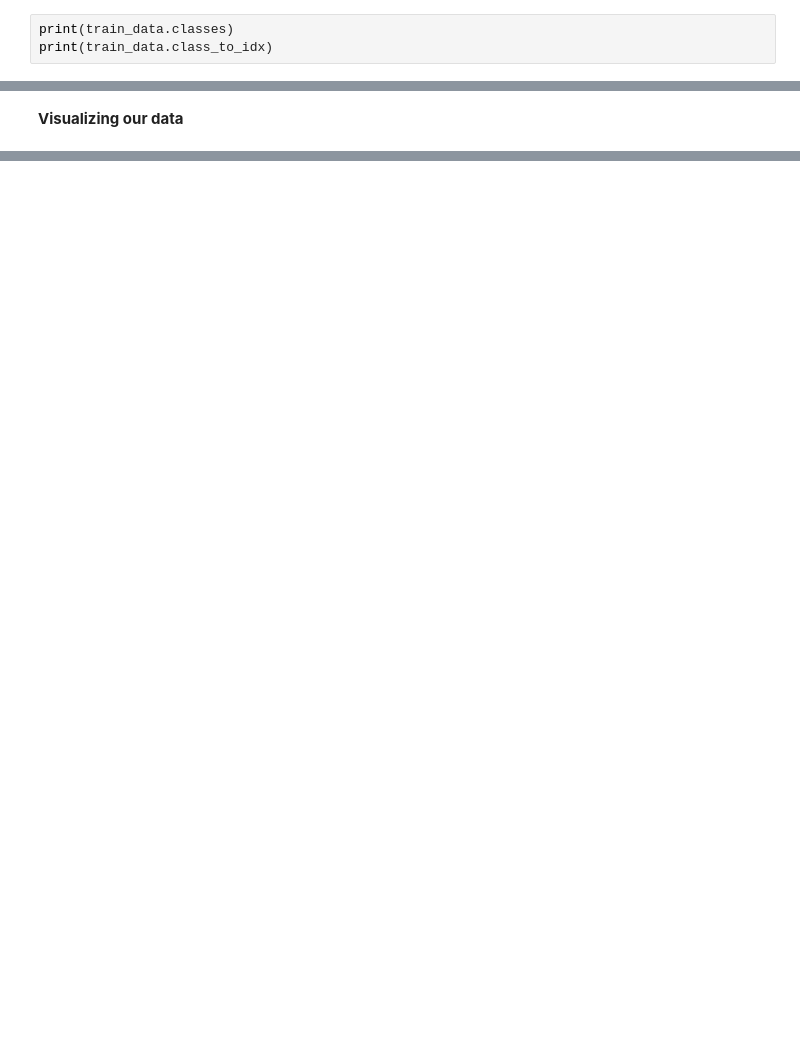
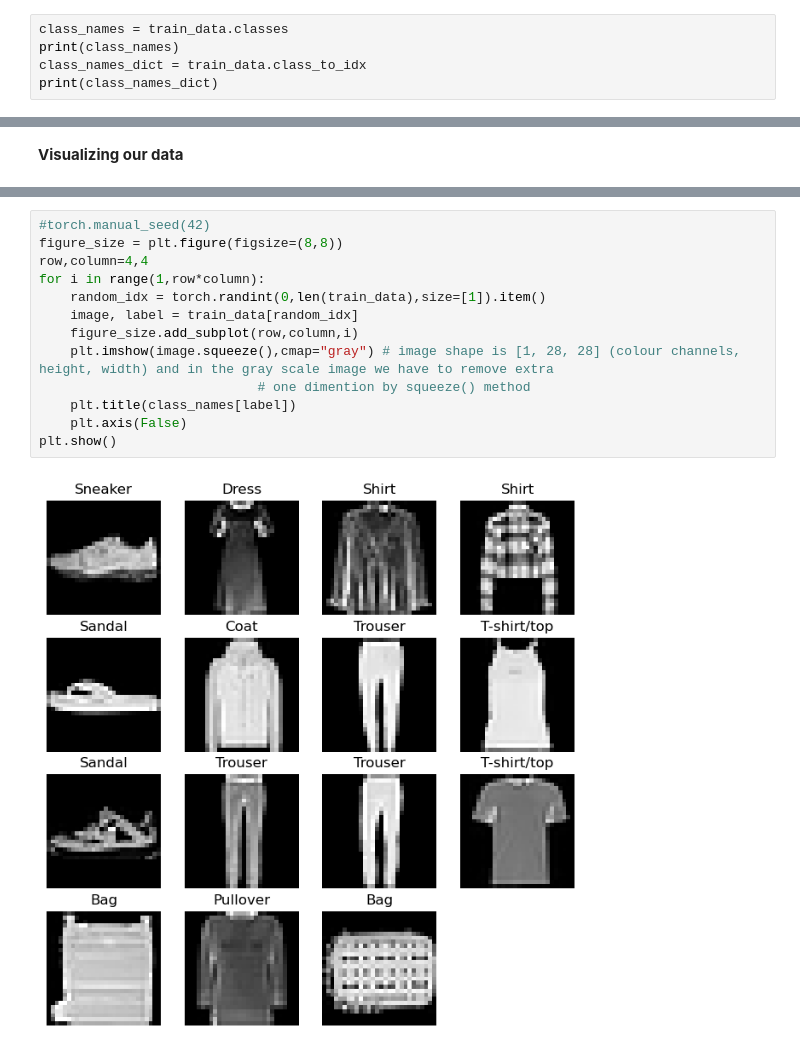
Before and after one commit to Kousher/Pytorch, a Jupyter notebook: 04_Pytorch_Computer-Vision.ipynb, the cells around one changed output, grey strips where cells are left out. Drawn from its saved outputs; the diff is of its cells as text; blank space fills up the shorter version.

```diff
--- a/04_Pytorch_Computer-Vision.ipynb
+++ b/04_Pytorch_Computer-Vision.ipynb
@@ -43,3 +63,5 @@ len(train_data), len(test_data)
 # %%
-print(train_data.classes)
-print(train_data.class_to_idx)
+class_names = train_data.classes
+print(class_names)
+class_names_dict = train_data.class_to_idx
+print(class_names_dict)
@@ -63,0 +117,15 @@ plt.axis(False)
+# %%
+#torch.manual_seed(42)
+figure_size = plt.figure(figsize=(8,8))
+row,column=4,4
+for i in range(1,row*column):
+    random_idx = torch.randint(0,len(train_data),size=[1]).item()
+    image, label = train_data[random_idx]
+    figure_size.add_subplot(row,column,i)
+    plt.imshow(image.squeeze(),cmap="gray") # image shape is [1, 28, 28] (colour channels, height, width) and in the gray scale image we have to remove extra
+                            # one dimention by squeeze() method
+    plt.title(class_names[label])
+    plt.axis(False)
+plt.show()
+# %% [output]
+[figure, added]
```
Also changed, not shown: parts of 38 cells of this notebook.
